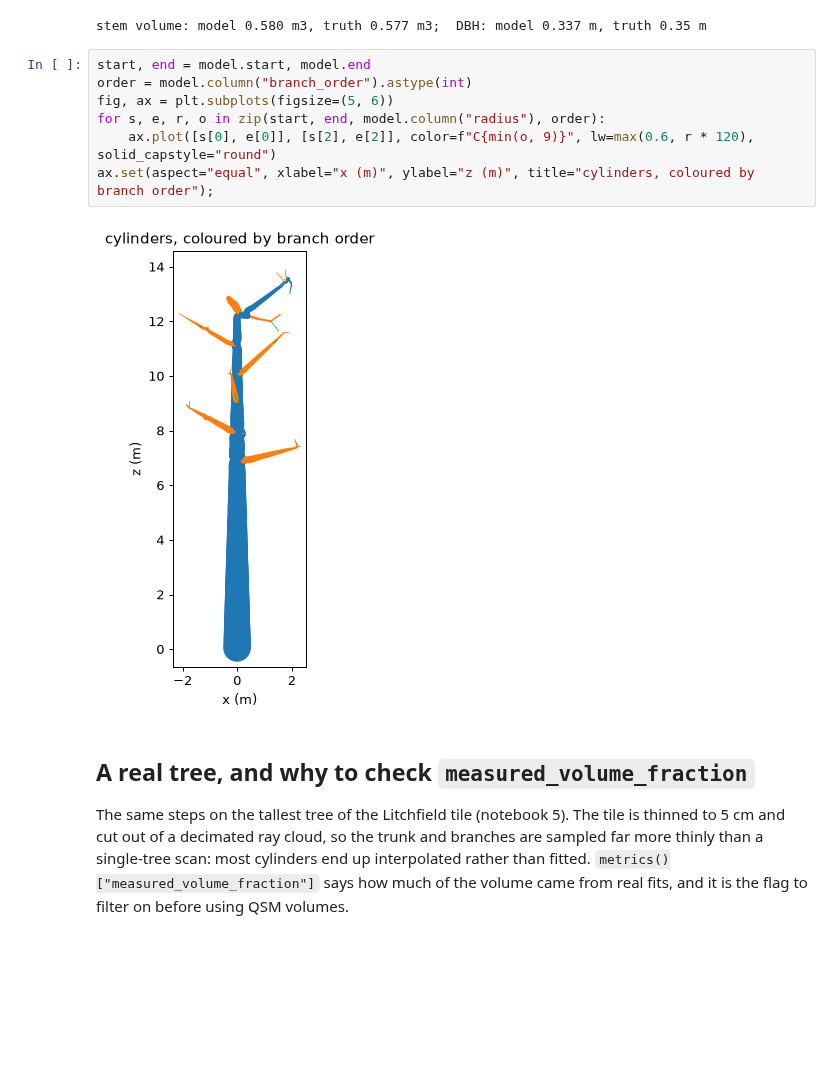
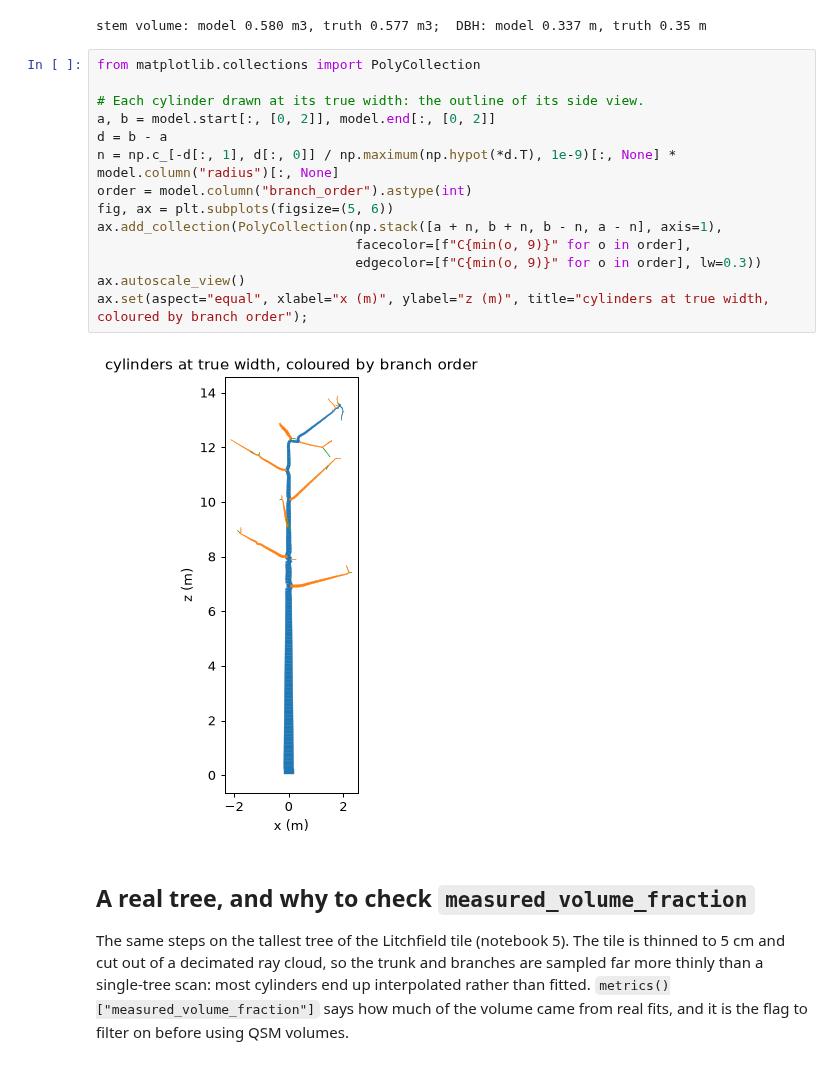
Before and after one commit to UQ-EORC/Sylva, a Jupyter notebook: docs/examples/06_qsm.ipynb, the cells around one changed output. Cells and saved outputs as stored; diff of their text form; blank space fills up the shorter version.

```diff
--- a/docs/examples/06_qsm.ipynb
+++ b/docs/examples/06_qsm.ipynb
@@ -64,15 +64,22 @@ true_stem = np.pi * L / 3 * (r0**2 + r0 * r1 + r1**2)
 print(f"stem volume: model {model.stem_volume:.3f} m3, truth {true_stem:.3f} m3;  DBH: model {model.dbh:.3f} m, truth 0.35 m")
 # %% [output]
 stem volume: model 0.580 m3, truth 0.577 m3;  DBH: model 0.337 m, truth 0.35 m
-# %%
-start, end = model.start, model.end
-order = model.column("branch_order").astype(int)
-fig, ax = plt.subplots(figsize=(5, 6))
-for s, e, r, o in zip(start, end, model.column("radius"), order):
-    ax.plot([s[0], e[0]], [s[2], e[2]], color=f"C{min(o, 9)}", lw=max(0.6, r * 120), solid_capstyle="round")
-ax.set(aspect="equal", xlabel="x (m)", ylabel="z (m)", title="cylinders, coloured by branch order");
-# %% [output]
-[figure, removed]
+# %%
+from matplotlib.collections import PolyCollection
+
+# Each cylinder drawn at its true width: the outline of its side view.
+a, b = model.start[:, [0, 2]], model.end[:, [0, 2]]
+d = b - a
+n = np.c_[-d[:, 1], d[:, 0]] / np.maximum(np.hypot(*d.T), 1e-9)[:, None] * model.column("radius")[:, None]
+order = model.column("branch_order").astype(int)
+fig, ax = plt.subplots(figsize=(5, 6))
+ax.add_collection(PolyCollection(np.stack([a + n, b + n, b - n, a - n], axis=1),
+                                 facecolor=[f"C{min(o, 9)}" for o in order],
+                                 edgecolor=[f"C{min(o, 9)}" for o in order], lw=0.3))
+ax.autoscale_view()
+ax.set(aspect="equal", xlabel="x (m)", ylabel="z (m)", title="cylinders at true width, coloured by branch order");
+# %% [output]
+[figure, added]
 # %% [markdown]
 ## A real tree, and why to check `measured_volume_fraction`
 
```
Also changed, not shown: parts of 1 cell of this notebook, 3 other files.
